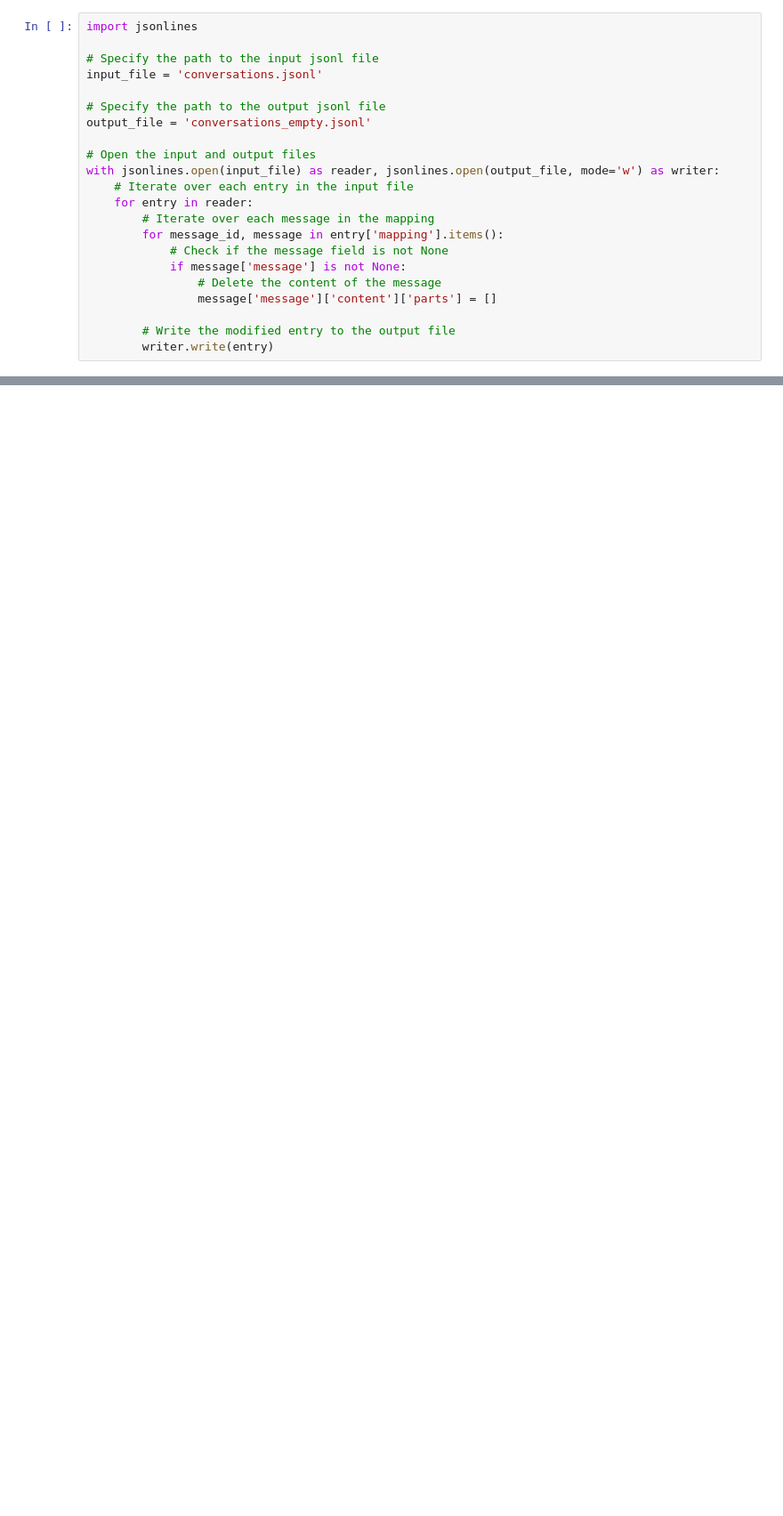
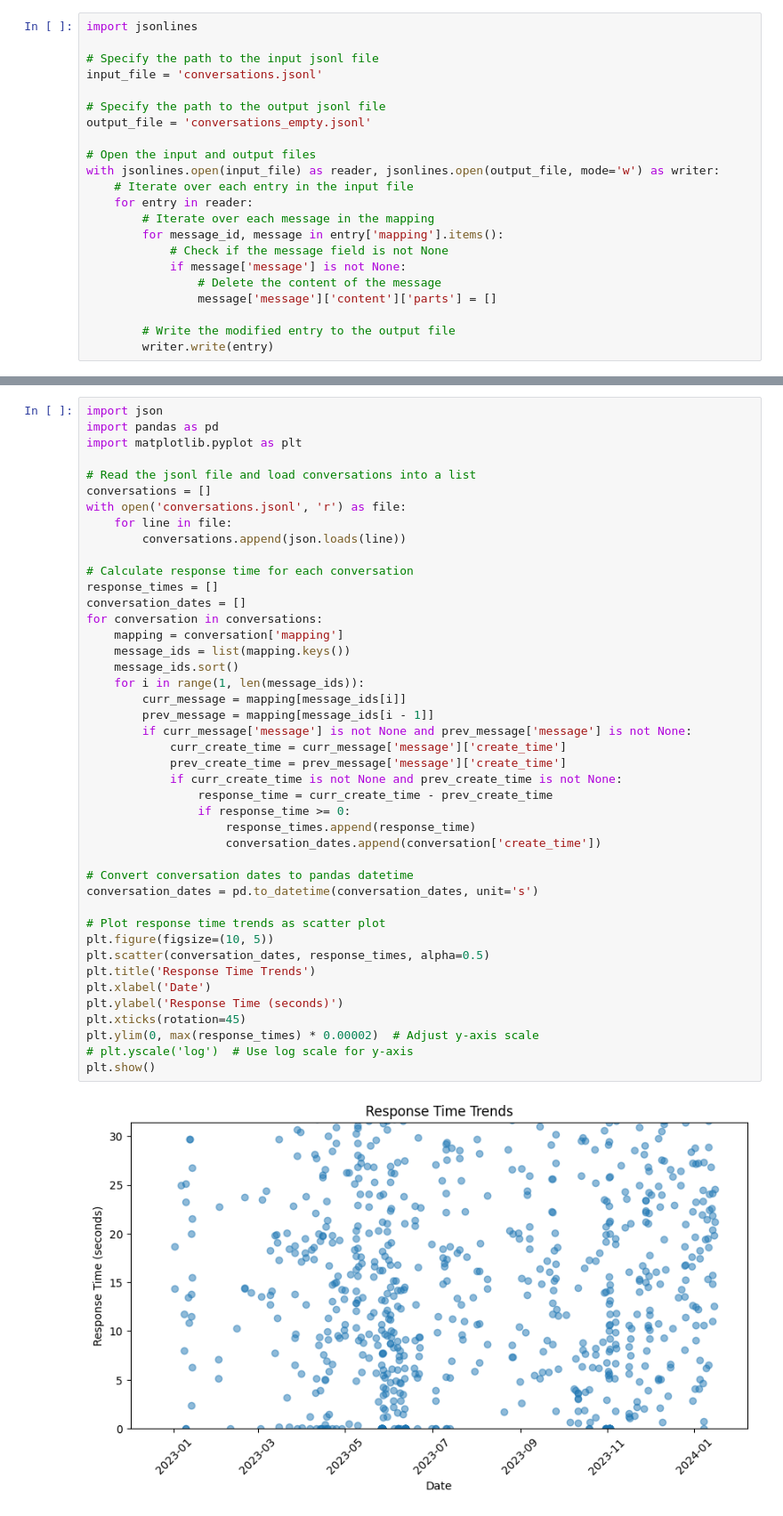
Before and after one commit to Ellysian/CS210-Project, a Jupyter notebook: analyze.ipynb, the cells around one changed output, grey strips where cells are left out. Shown at 89% size. Drawn from its saved outputs; the diff is of its cells as text; blank space fills up the shorter version.

```diff
--- a/analyze.ipynb
+++ b/analyze.ipynb
@@ -42,0 +191,45 @@ with jsonlines.open(input_file) as reader, jsonlines.open(output_file, mode='w')
+# %%
+import json
+import pandas as pd
+import matplotlib.pyplot as plt
+
+# Read the jsonl file and load conversations into a list
+conversations = []
+with open('conversations.jsonl', 'r') as file:
+    for line in file:
+        conversations.append(json.loads(line))
+
+# Calculate response time for each conversation
+response_times = []
+conversation_dates = []
+for conversation in conversations:
+    mapping = conversation['mapping']
+    message_ids = list(mapping.keys())
+    message_ids.sort()
+    for i in range(1, len(message_ids)):
+        curr_message = mapping[message_ids[i]]
+        prev_message = mapping[message_ids[i - 1]]
+        if curr_message['message'] is not None and prev_message['message'] is not None:
+            curr_create_time = curr_message['message']['create_time']
+            prev_create_time = prev_message['message']['create_time']
+            if curr_create_time is not None and prev_create_time is not None:
+                response_time = curr_create_time - prev_create_time
+                if response_time >= 0:
+                    response_times.append(response_time)
+                    conversation_dates.append(conversation['create_time'])
+
+# Convert conversation dates to pandas datetime
+conversation_dates = pd.to_datetime(conversation_dates, unit='s')
+
+# Plot response time trends as scatter plot
+plt.figure(figsize=(10, 5))
+plt.scatter(conversation_dates, response_times, alpha=0.5)
+plt.title('Response Time Trends')
+plt.xlabel('Date')
+plt.ylabel('Response Time (seconds)')
+plt.xticks(rotation=45)
+plt.ylim(0, max(response_times) * 0.00002)  # Adjust y-axis scale
+# plt.yscale('log')  # Use log scale for y-axis
+plt.show()
+# %% [output]
+[figure, added]
```
Also changed, not shown: parts of 24 cells of this notebook.
